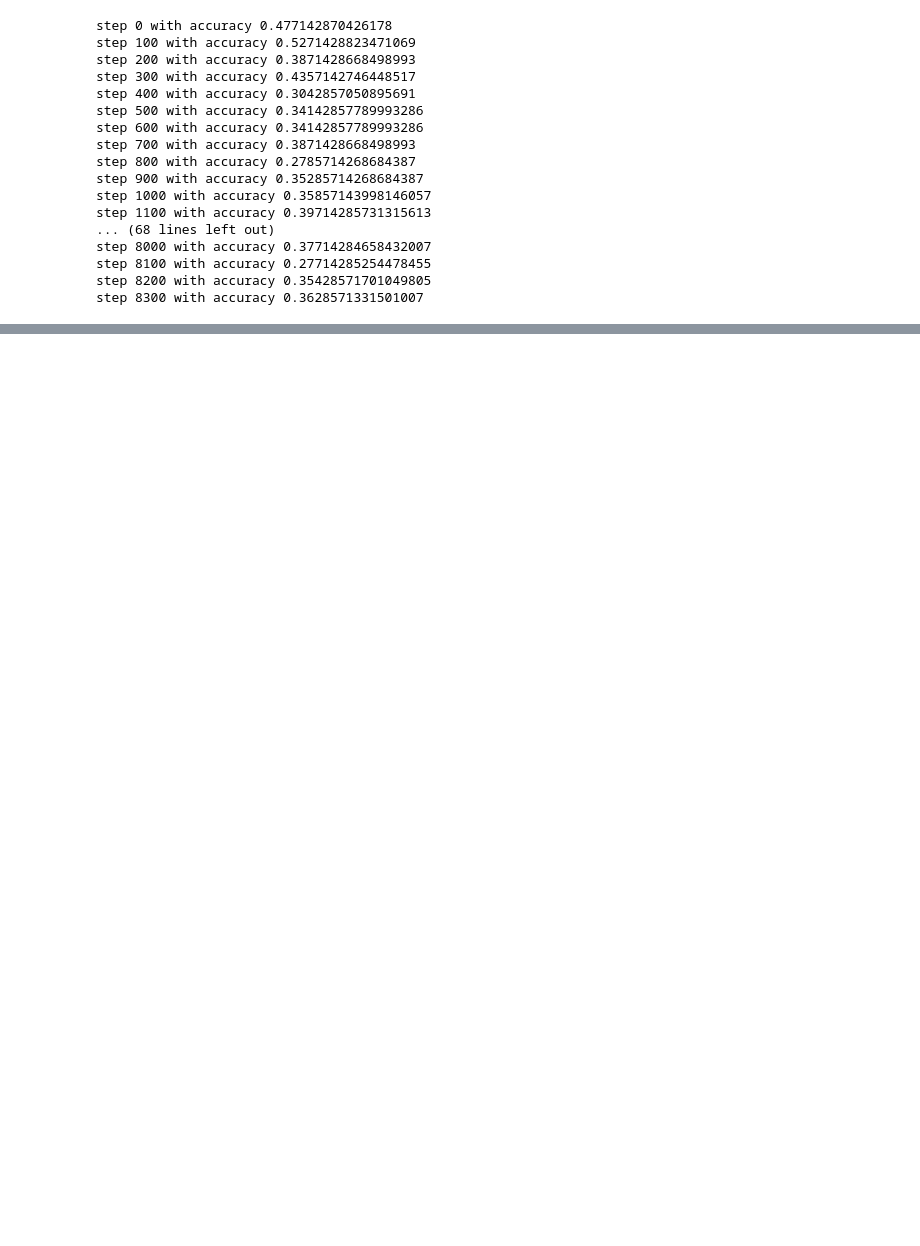
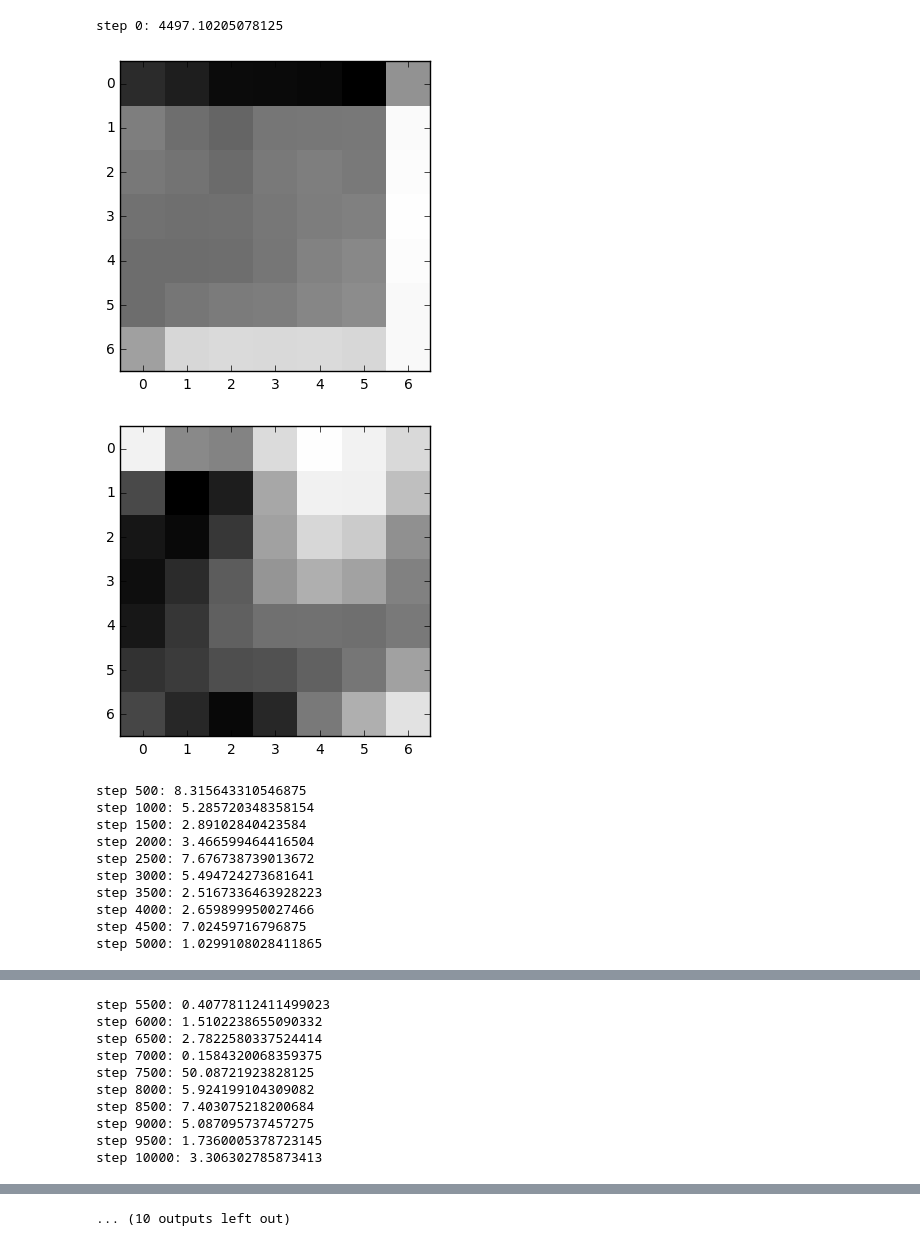
Before and after one commit to bodokaiser/mrtous-old, a Jupyter notebook: network.ipynb, the cells around one changed output, grey strips where cells are left out. Cells and saved outputs as stored; diff of their text form; code cells hidden in the pictures; blank space fills up the shorter version.

Commit message:
updated network.ipynb to update weights and show images in training

```diff
--- a/network.ipynb
+++ b/network.ipynb
@@ -34,15 +34,12 @@ def read(filenames):
 image = tf.placeholder(shape=[None, PATCH_SIZE, PATCH_SIZE, 1], dtype=tf.float32)
 label = tf.placeholder(shape=[None, PATCH_SIZE, PATCH_SIZE, 1], dtype=tf.float32)
 
-conv1_weight = tf.Variable(tf.zeros(shape=[3, 3, 1, 3]))
-conv1_bias = tf.Variable(tf.zeros(shape=[3]))
+conv1_weight = tf.Variable(tf.truncated_normal(shape=[3, 3, 1, 3]))
+conv1_bias = tf.Variable(tf.constant(0.1, shape=[3]))
 conv1 = tf.nn.conv2d(image, conv1_weight, strides=[1, 1, 1, 1], padding='SAME') + conv1_bias
 
-conv2_weight = tf.Variable(tf.zeros(shape=[1, 1, 3, 1]))
+conv2_weight = tf.Variable(tf.truncated_normal(shape=[1, 1, 3, 1]))
 conv2 = tf.nn.conv2d(conv1, conv2_weight, strides=[1, 1, 1, 1], padding='SAME')
 
-result = conv2
-
-cost = tf.nn.l2_loss(label-result)
-
-train = tf.train.GradientDescentOptimizer(.5).minimize(cost)
+cost = tf.nn.l2_loss(label-conv2)
+train = tf.train.AdamOptimizer(.01).minimize(cost)
@@ -52,54 +46,56 @@ loss = tf.reduce_mean(tf.cast(pred, tf.float32))
+# %%
+import matplotlib.cm as cm
+import matplotlib.pyplot as plt
+
+def imshow(image):
+    plt.imshow(image, cmap=cm.gray, interpolation='none')
+    plt.show()
 # %%
-import time
-
 test_files = ['th-30/{:02}.tfrecord'.format(i) for i in range(1, 8)]
 train_files = ['th-30/{:02}.tfrecord'.format(i) for i in range(8, 15)]
 
 batch = read(train_files)
 
 with tf.Session() as sess:
     sess.run(tf.global_variables_initializer())
 
     coord = tf.train.Coordinator()
     threads = tf.train.start_queue_runners(sess=sess, coord=coord)
 
     try:
         step = 0
 
         while not coord.should_stop():
-            start_time = time.time()
+            images, labels = sess.run(batch)
 
-            _, accuracy = sess.run([train, loss], feed_dict={
-                image: batch[0].eval(),
-                label: batch[1].eval(),
+            _, norm, results = sess.run([train, cost, conv2], feed_dict={
+                image: images,
+                label: labels,
             })
 
-            duration_time = start_time - time.time()
-
-            if step % 100 == 0:
-                print('step {} with accuracy {}'.format(step, accuracy))
+            if step % 500 == 0:
+                print('step {}: {}'.format(step, norm))
+            if step % 5000 == 0:
+                imshow(results[0, :, :, 0])
+                imshow(labels[0, :, :, 0])
 
             step += 1
     except tf.errors.OutOfRangeError:
         print('done with training')
     finally:
         coord.request_stop()
         coord.join(threads)
 # %% [output]
-step 0 with accuracy 0.477142870426178
-step 100 with accuracy 0.5271428823471069
-step 200 with accuracy 0.3871428668498993
-step 300 with accuracy 0.4357142746448517
-step 400 with accuracy 0.3042857050895691
-step 500 with accuracy 0.34142857789993286
-step 600 with accuracy 0.34142857789993286
-step 700 with accuracy 0.3871428668498993
-step 800 with accuracy 0.2785714268684387
-step 900 with accuracy 0.35285714268684387
-step 1000 with accuracy 0.35857143998146057
-step 1100 with accuracy 0.39714285731315613
-... (68 lines left out)
-step 8000 with accuracy 0.37714284658432007
-step 8100 with accuracy 0.27714285254478455
-step 8200 with accuracy 0.35428571701049805
-step 8300 with accuracy 0.3628571331501007
+step 0: 4497.10205078125
+[figure, added]
+[figure, added]
+step 500: 8.315643310546875
+step 1000: 5.285720348358154
+step 1500: 2.89102840423584
+step 2000: 3.466599464416504
+step 2500: 7.676738739013672
+step 3000: 5.494724273681641
+step 3500: 2.5167336463928223
+step 4000: 2.659899950027466
+step 4500: 7.02459716796875
+step 5000: 1.0299108028411865
@@ -105,0 +104,10 @@ step 8300 with accuracy 0.3628571331501007
+step 5500: 0.40778112411499023
+step 6000: 1.5102238655090332
+step 6500: 2.7822580337524414
+step 7000: 0.1584320068359375
+step 7500: 50.08721923828125
+step 8000: 5.924199104309082
+step 8500: 7.403075218200684
+step 9000: 5.087095737457275
+step 9500: 1.7360005378723145
+step 10000: 3.306302785873413
@@ -105,0 +128 @@ step 8300 with accuracy 0.3628571331501007
+... (10 outputs left out)
```
Also changed, not shown: parts of 2 cells of this notebook.
